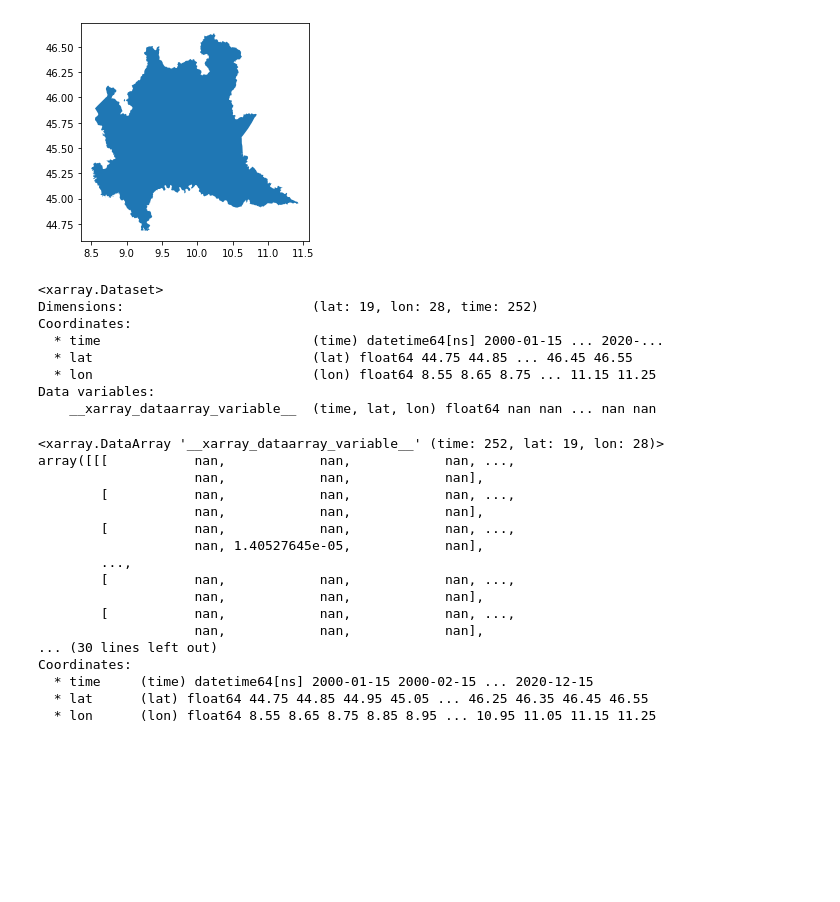
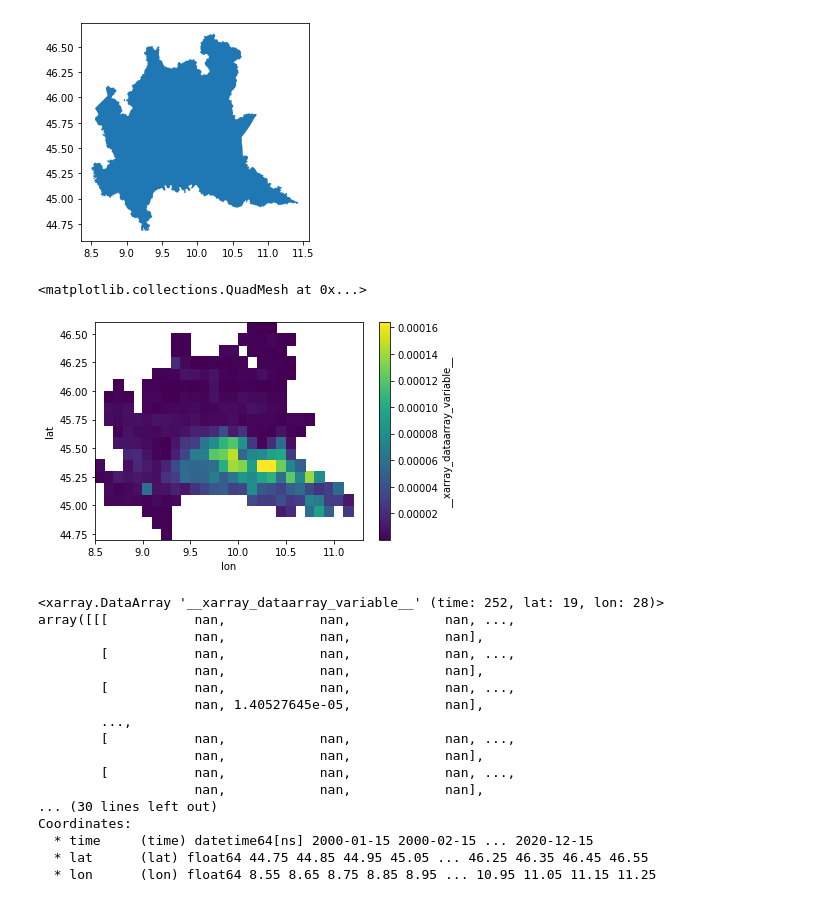
Before and after one commit to samuelexferri/unibg-statistic2, a Jupyter notebook: notebooks/data_3_preprocessing_regressors.ipynb, the cells around one changed output. Cells and saved outputs as stored; diff of their text form; code cells hidden in the pictures; blank space fills up the shorter version.

```diff
--- a/notebooks/data_3_preprocessing_regressors.ipynb
+++ b/notebooks/data_3_preprocessing_regressors.ipynb
@@ -25,20 +25,14 @@ regione.plot()
 # %%
 import xarray as xr
 import matplotlib.pyplot as plt
 import numpy as np
 
 ds_ammoniaca = xr.load_dataset('../datasets/ammoniaca.nc')
 
-ds_ammoniaca
+ds_ammoniaca.__xarray_dataarray_variable__.mean(dim="time").plot()
 # %% [output]
-<xarray.Dataset>
-Dimensions:                        (lat: 19, lon: 28, time: 252)
-Coordinates:
-  * time                           (time) datetime64[ns] 2000-01-15 ... 2020-...
-  * lat                            (lat) float64 44.75 44.85 ... 46.45 46.55
-  * lon                            (lon) float64 8.55 8.65 8.75 ... 11.15 11.25
-Data variables:
-    __xarray_dataarray_variable__  (time, lat, lon) float64 nan nan ... nan nan
+<matplotlib.collections.QuadMesh at 0x...>
+[figure, added]
 # %%
 lat_bounds = slice(44.74,46.56)
 lon_bounds = slice(8.5, 11.25)
```
Also changed, not shown: parts of 5 cells of this notebook, 2 other files.
